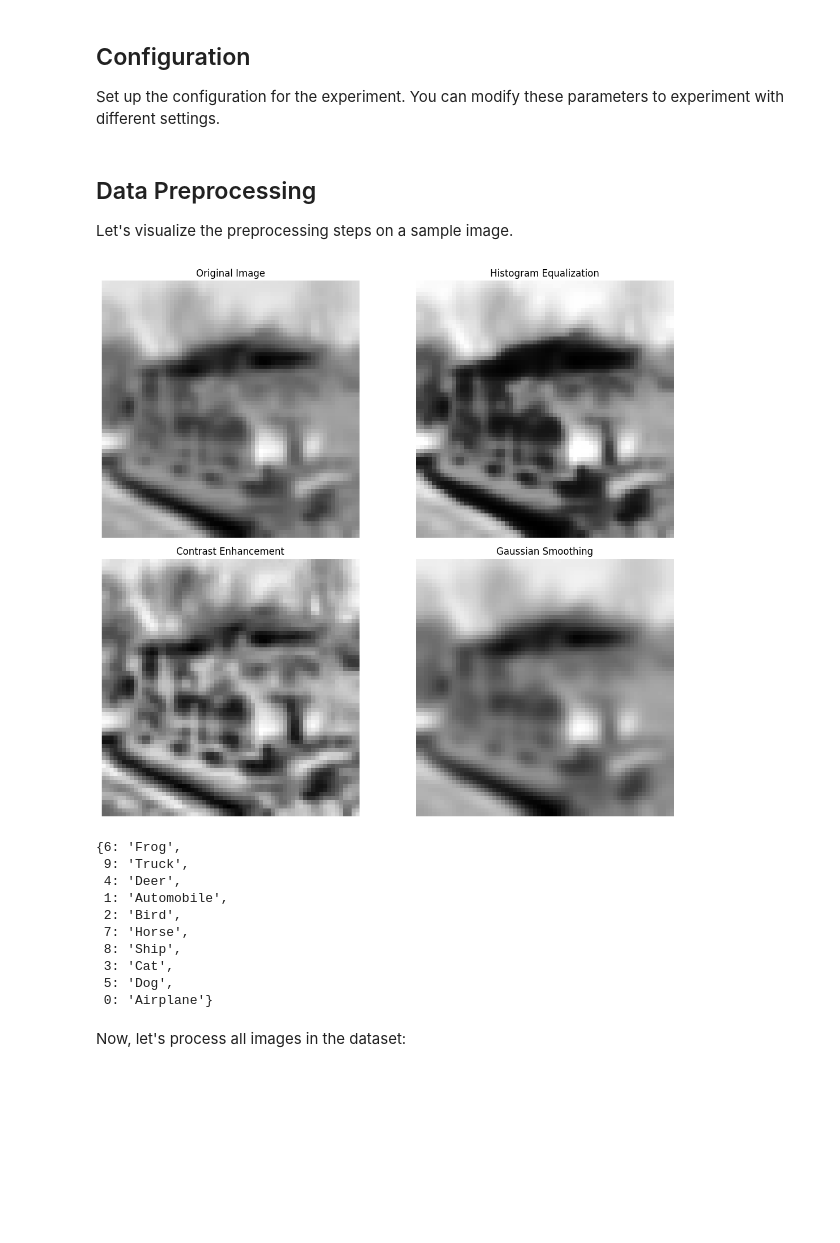
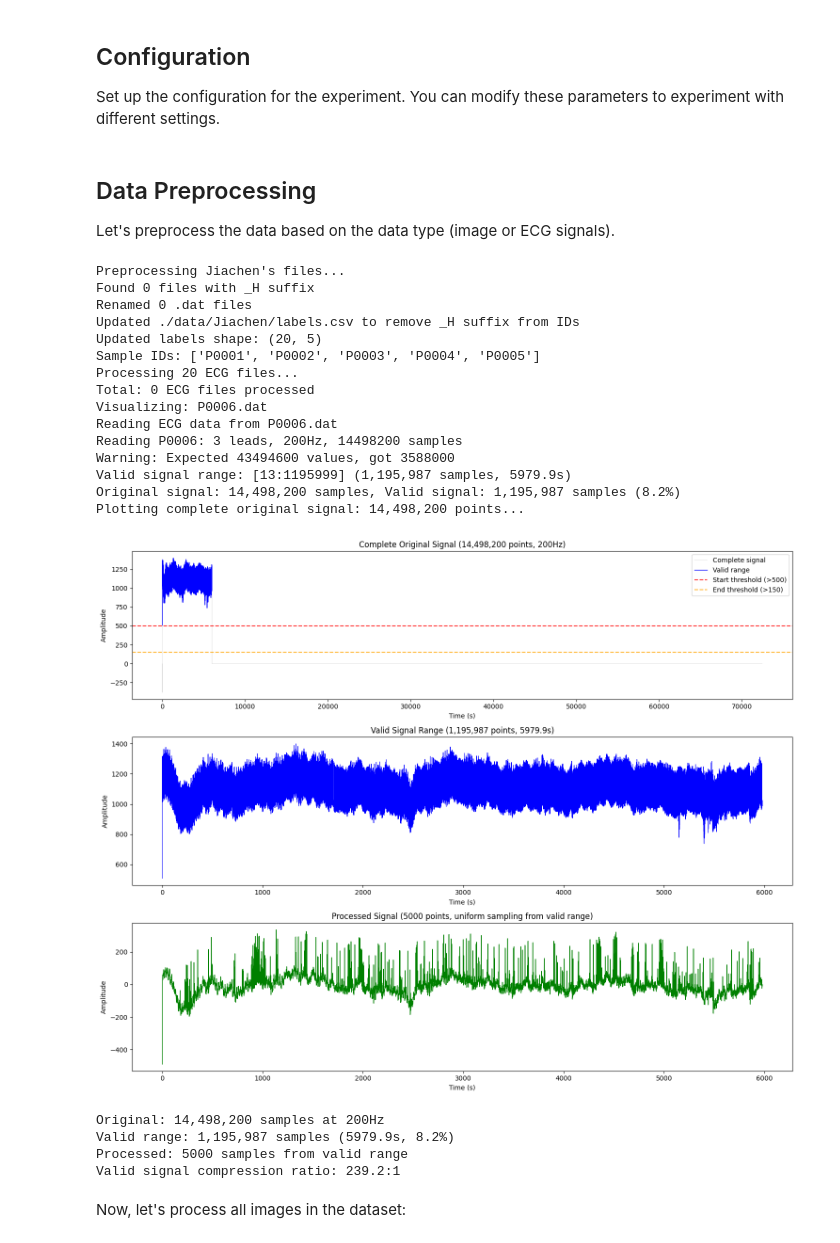
Before and after one commit to zhanghaoyu9931/AI_medicine, a Jupyter notebook: main.ipynb, the cells around one changed output. Saved outputs shown, nothing was run; the diff lists cells and outputs as text; code cells hidden in the pictures; blank space fills up the shorter version.

Commit message:
Update pipeline for ECG data [Hauser-20250611]

```diff
--- a/main.ipynb
+++ b/main.ipynb
@@ -55,23 +102,69 @@ config = {
 # %% [markdown]
 ## Data Preprocessing
 
-Let's visualize the preprocessing steps on a sample image.
+Let's preprocess the data based on the data type (image or ECG signals).
-# %%
-# Visualize preprocessing on a sample image
-sample_image_path = list(Path('./data/ori_images').glob('*.png'))[0]
-visualize_preprocessing(sample_image_path)
-# %% [output]
-[figure, removed]
-{6: 'Frog',
- 9: 'Truck',
- 4: 'Deer',
- 1: 'Automobile',
- 2: 'Bird',
- 7: 'Horse',
- 8: 'Ship',
- 3: 'Cat',
- 5: 'Dog',
- 0: 'Airplane'}
+# %%
+if config['data_type'] == 'image':
+    # Visualize preprocessing on a sample image
+    ori_image_dir = f'./data/{student_name}ori_images'
+    sample_image_path = list(Path(ori_image_dir).glob('*.png'))[0]
+    visualize_preprocessing(sample_image_path)
+
+elif config['data_type'] == 'ECG':
+    label_df = pd.read_csv(config['labels_file'])
+    label_df.columns = [x.strip() for x in label_df.columns]
+    label_df['y'] = label_df['cause of death'].astype(int)
+    label_df.to_csv(config['labels_file'], index=False)
+
+    # ECG data directories
+    ecg_raw_dir = f'./data/{student_name}ori_images'
+    ecg_processed_dir = f'./data/{student_name}after_processed'
+
+    # Handle Jiachen's special file naming
+    preprocess_jiachen_files(ecg_raw_dir, config['labels_file'])
+
+    # Process all ECG files
+    processed_count = process_all_ecg_signals(
+        ecg_raw_dir,
+        ecg_processed_dir,
+        config['ecg_max_length']
+    )
+
+    # Visualize preprocessing on a sample ECG
+    sample_files = list(Path(ecg_raw_dir).glob('*.dat'))
+    if sample_files:
+        sample_dat = sample_files[0]
+        sample_hea = Path(str(sample_dat).replace('.dat', '.hea'))
+        if sample_hea.exists():
+            visualize_ecg_preprocessing(sample_dat, sample_hea, config['ecg_max_length'])
+        else:
+            print(f"Warning: Header file {sample_hea} not found")
+    else:
+        print("No ECG files found for visualization")
+
+else:
+    print(f"Unknown data type: {config['data_type']}. Supported types: 'image', 'ECG'")
+# %% [output]
+Preprocessing Jiachen's files...
+Found 0 files with _H suffix
+Renamed 0 .dat files
+Updated ./data/Jiachen/labels.csv to remove _H suffix from IDs
+Updated labels shape: (20, 5)
+Sample IDs: ['P0001', 'P0002', 'P0003', 'P0004', 'P0005']
+Processing 20 ECG files...
+Total: 0 ECG files processed
+Visualizing: P0006.dat
+Reading ECG data from P0006.dat
+Reading P0006: 3 leads, 200Hz, 14498200 samples
+Warning: Expected 43494600 values, got 3588000
+Valid signal range: [13:1195999] (1,195,987 samples, 5979.9s)
+Original signal: 14,498,200 samples, Valid signal: 1,195,987 samples (8.2%)
+Plotting complete original signal: 14,498,200 points...
+[figure, added]
+Original: 14,498,200 samples at 200Hz
+Valid range: 1,195,987 samples (5979.9s, 8.2%)
+Processed: 5000 samples from valid range
+Valid signal compression ratio: 239.2:1
 # %% [markdown]
 Now, let's process all images in the dataset:
 # %%
```
Also changed, not shown: parts of 9 cells of this notebook, 6 other files.
